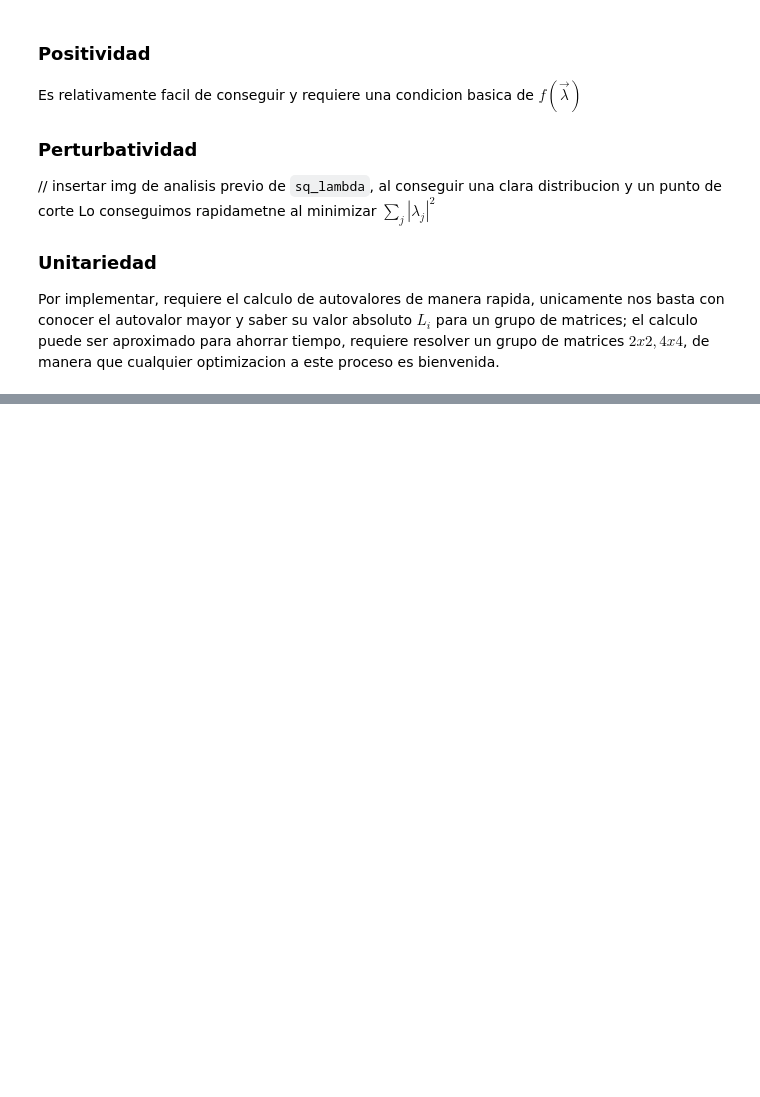
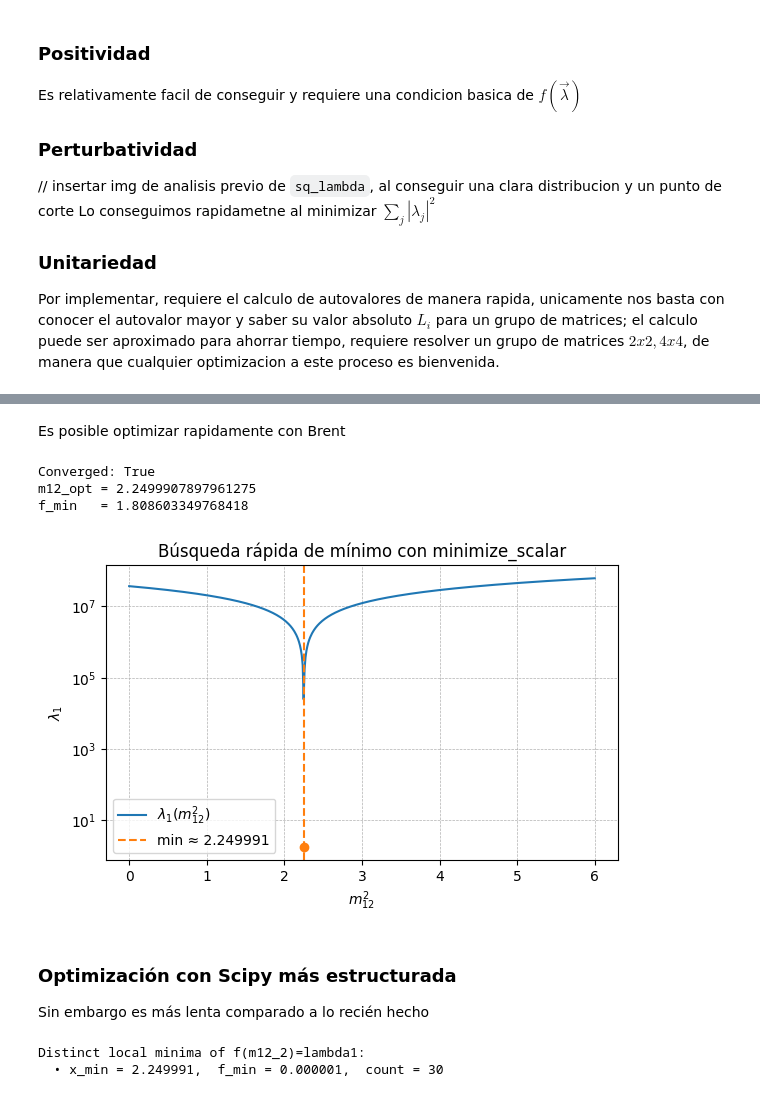
Before and after one commit to fbientrigo/dihiggs, a Jupyter notebook: mlpython/06_valid_points/06a_reunion.ipynb, the cells around one changed output, grey strips where cells are left out. Saved outputs shown, nothing was run; the diff lists cells and outputs as text; code cells hidden in the pictures; blank space fills up the shorter version.

```diff
--- a/mlpython/06_valid_points/06a_reunion.ipynb
+++ b/mlpython/06_valid_points/06a_reunion.ipynb
@@ -36,0 +237,45 @@ Por implementar, requiere el calculo de autovalores de manera rapida, unicamente
+# %% [markdown]
+Es posible optimizar rapidamente con Brent
+# %%
+from scipy.optimize import minimize_scalar
+
+
+# Definimos el intervalo donde sabemos que hay un mínimo
+m12_min = 0.0
+m12_max = 6.0
+
+# Llamamos a minimize_scalar con método "bounded"
+res = minimize_scalar(
+    f_scalar,
+    bounds=(m12_min, m12_max),
+    method='bounded',
+    options={'xatol': 1e-6, 'maxiter': 100}
+)
+
+print("Converged:", res.success)
+print("m12_opt =", res.x)
+print("f_min   =", res.fun)
+
+# (Opcional) Graficar para verificar
+xx = np.linspace(m12_min, m12_max, 500)
+yy = [f_scalar(x) for x in xx]
+
+plt.figure(figsize=(6,4))
+plt.semilogy(xx, yy, '-', color='C0', label=r"$\lambda_1(m_{12}^2)$")
+plt.axvline(res.x, color='C1', ls='--', label=f"min ≈ {res.x:.6f}")
+plt.scatter([res.x], [res.fun], color='C1')
+plt.xlabel(r"$m_{12}^2$")
+plt.ylabel(r"$\lambda_1$")
+plt.title("Búsqueda rápida de mínimo con minimize_scalar")
+plt.legend()
+plt.grid(True, which="both", ls="--", lw=0.5)
+plt.tight_layout()
+plt.show()
+# %% [output]
+Converged: True
+m12_opt = 2.2499907897961275
+f_min   = 1.808603349768418
+[figure, added]
+# %% [markdown]
+### Optimización con Scipy más estructurada
+Sin embargo es más lenta comparado a lo recién hecho
@@ -36,0 +422,23 @@ Por implementar, requiere el calculo de autovalores de manera rapida, unicamente
+# %%
+# Alrededor de 5 mins
+# tomó este proceso para un solo punto
+
+m12_range = (0.0, 3.0)
+
+minima_list = find_multiple_local_minima(
+    m12_bounds=m12_range,
+    n_explore=400,
+    n_seeds=30,
+    tol_cluster=1e-3,
+    method_local="Nelder-Mead",
+    tol_local=1e-6,
+    random_seed=2025,
+    f_scalar=f_scalar
+)
+
+print("Distinct local minima of f(m12_2)=lambda1:")
+for mi in minima_list:
+    print(f"  • x_min = {mi['x_min']:.6f},  f_min = {mi['f_min']:.6f},  count = {mi['count_in_cluster']}")
+# %% [output]
+Distinct local minima of f(m12_2)=lambda1:
+  • x_min = 2.249991,  f_min = 0.000001,  count = 30
```
Also changed, not shown: parts of 24 cells of this notebook, 32 other files.
